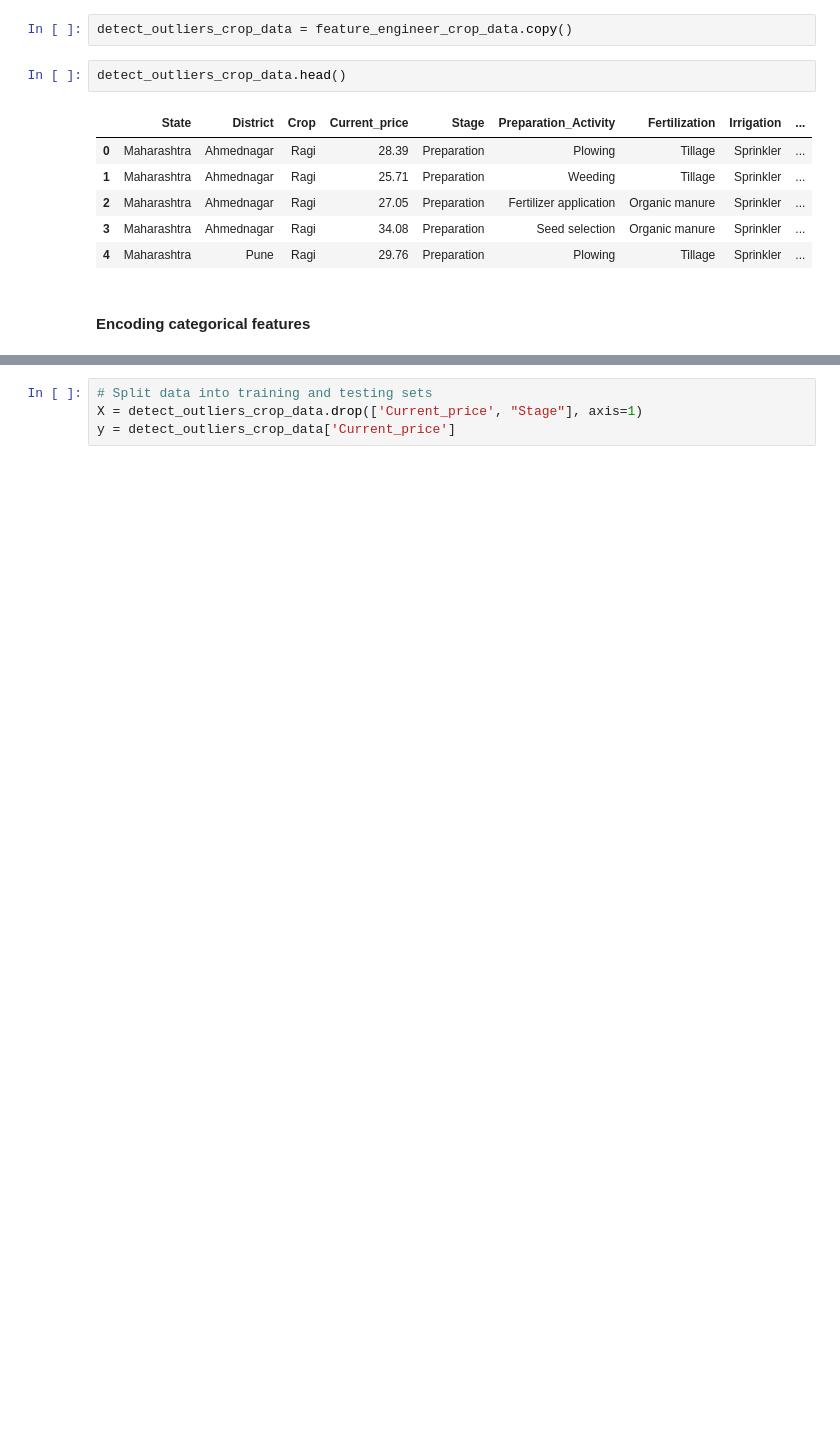
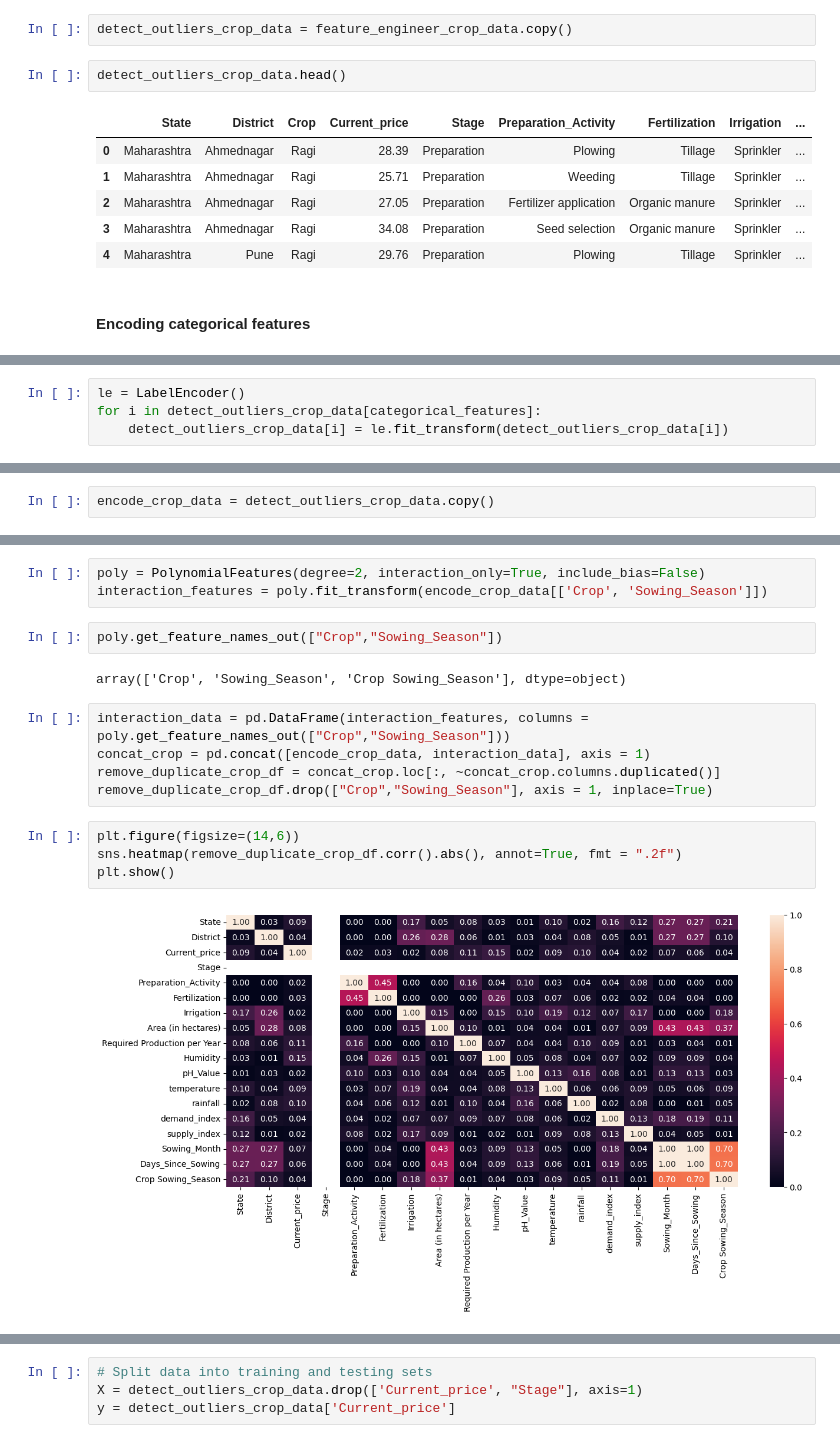
Before and after one commit to naresh5422/crop_price_prediction, a Jupyter notebook: SplitMindz_Crop_Data_Analysis_and_Prediction.ipynb, the cells around one changed output, grey strips where cells are left out. Cells and saved outputs as stored; diff of their text form; blank space fills up the shorter version.

```diff
--- a/SplitMindz_Crop_Data_Analysis_and_Prediction.ipynb
+++ b/SplitMindz_Crop_Data_Analysis_and_Prediction.ipynb
@@ -427,0 +454,4 @@ numerical_features = ['Area (in hectares)', 'Required Production per Year', 'Sow
+# %%
+le = LabelEncoder()
+for i in detect_outliers_crop_data[categorical_features]:
+    detect_outliers_crop_data[i] = le.fit_transform(detect_outliers_crop_data[i])
@@ -427,0 +502,2 @@ numerical_features = ['Area (in hectares)', 'Required Production per Year', 'Sow
+# %%
+encode_crop_data = detect_outliers_crop_data.copy()
@@ -427,0 +514,18 @@ numerical_features = ['Area (in hectares)', 'Required Production per Year', 'Sow
+# %%
+poly = PolynomialFeatures(degree=2, interaction_only=True, include_bias=False)
+interaction_features = poly.fit_transform(encode_crop_data[['Crop', 'Sowing_Season']])
+# %%
+poly.get_feature_names_out(["Crop","Sowing_Season"])
+# %% [output]
+array(['Crop', 'Sowing_Season', 'Crop Sowing_Season'], dtype=object)
+# %%
+interaction_data = pd.DataFrame(interaction_features, columns = poly.get_feature_names_out(["Crop","Sowing_Season"]))
+concat_crop = pd.concat([encode_crop_data, interaction_data], axis = 1)
+remove_duplicate_crop_df = concat_crop.loc[:, ~concat_crop.columns.duplicated()]
+remove_duplicate_crop_df.drop(["Crop","Sowing_Season"], axis = 1, inplace=True)
+# %%
+plt.figure(figsize=(14,6))
+sns.heatmap(remove_duplicate_crop_df.corr().abs(), annot=True, fmt = ".2f")
+plt.show()
+# %% [output]
+[figure, added]
```
Also changed, not shown: parts of 30 cells of this notebook.
